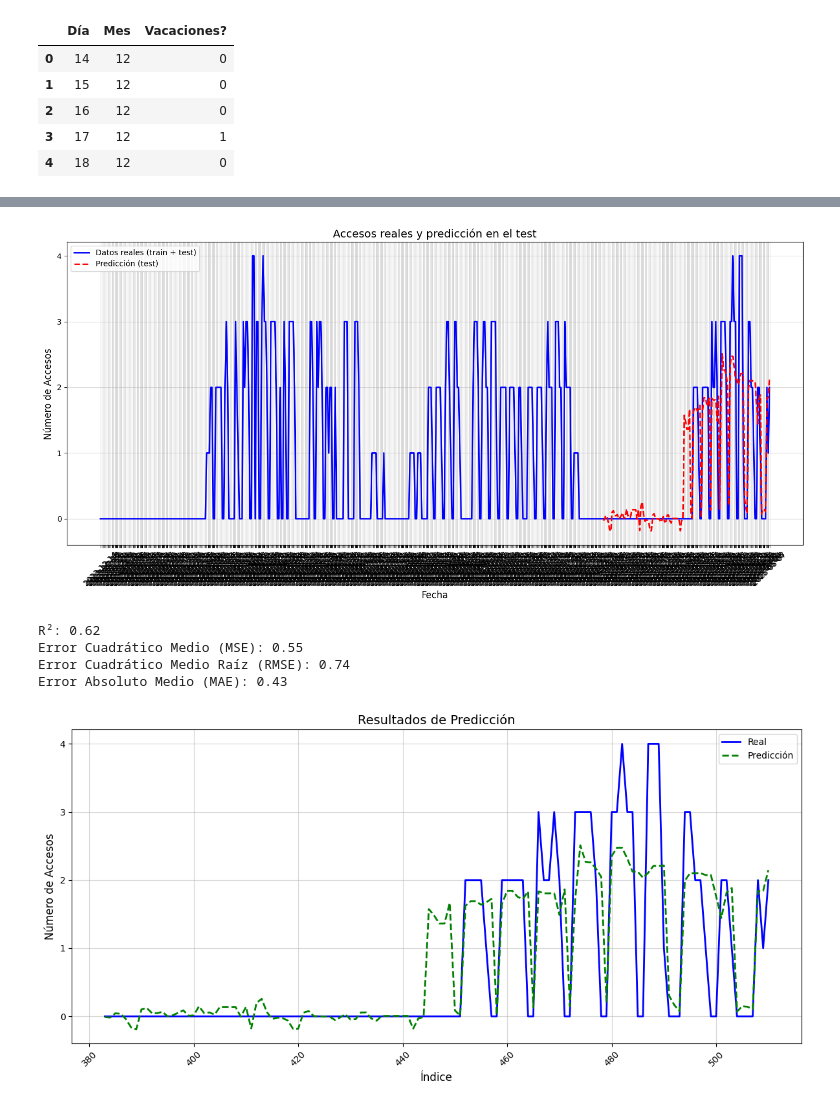
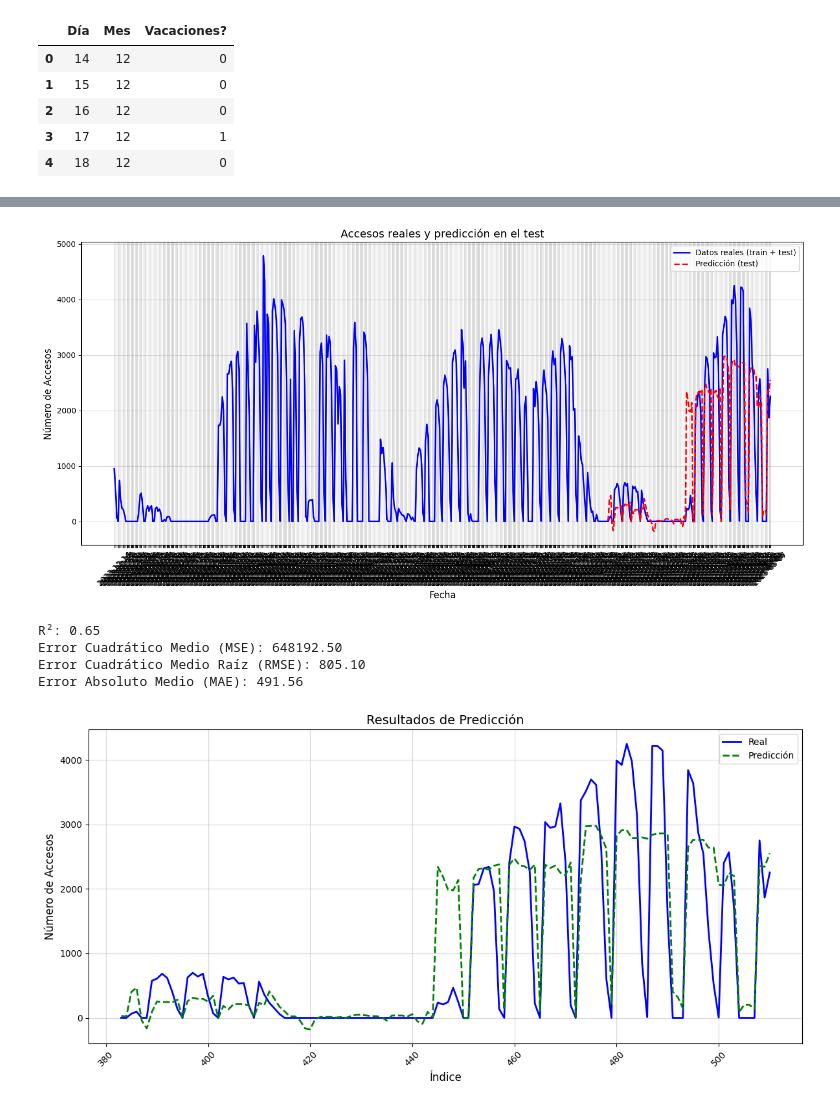
Before and after one commit to TomoCid/Proyecto_Central_ADD, a Jupyter notebook: testPorotos.ipynb, the cells around one changed output, grey strips where cells are left out. Cells and saved outputs as stored; diff of their text form; code cells hidden in the pictures.

```diff
--- a/testPorotos.ipynb
+++ b/testPorotos.ipynb
@@ -64,6 +69,6 @@ df['Access'].hist()
 # %%
-X= df.drop(['Accesos','Fecha', 'Access','Año', 'Semestre'], axis=1)
-Y= df['Access']
+X= df_r.drop(['Accesos','Fecha','Año', 'Semestre'], axis=1)
+Y= df_r['Accesos']
 X.head()
 # scaler = StandardScaler()
 # X = scaler.fit_transform(X)
@@ -79,10 +84,10 @@ X.head()
 # %%
 X_train, X_test, Y_train, Y_test = skt.model_selection.train_test_split(X, Y, test_size=0.25,shuffle=False) #, stratify=Y, random_state=42
 # %%
-def graph1(Y_pred):
+def graph1(Y_pred, df):
     fechas = df['Fecha']
     plt.figure(figsize=(14, 7))
-    plt.plot(fechas, df['Access'], label='Datos reales (train + test)', color='blue', linewidth=2)
+    plt.plot(fechas, df['Accesos'], label='Datos reales (train + test)', color='blue', linewidth=2)
     plt.plot(fechas.loc[X_test.index], Y_pred, label='Predicción (test)', color='red', linestyle='--', linewidth=2)
     plt.title('Accesos reales y predicción en el test', fontsize=14)
     plt.xlabel('Fecha', fontsize=12)
@@ -188,0 +236,8 @@ Error Absoluto Medio (MAE): 0.40
+# %%
+X= df.drop(['Accesos','Fecha','Año', 'Semestre'], axis=1)
+Y= df['Accesos']
+X.head()
+# scaler = StandardScaler()
+# X = scaler.fit_transform(X)
+# pca = PCA(n_components=0.80)
+# X = pca.fit_transform(X)}
@@ -189,3 +251,5 @@ Error Absoluto Medio (MAE): 0.40
+# %%
+X_train, X_test, Y_train, Y_test = skt.model_selection.train_test_split(X, Y, test_size=0.25,shuffle=False) #, stratify=Y, random_state=42
 # %%
 clf = RandomForestRegressor(n_estimators=100, max_depth=5,  max_features='sqrt', min_samples_leaf=2)
 clf.fit(X_train, Y_train)
@@ -207,19 +271,19 @@ Error Absoluto Medio (MAE): 0.50
 # %%
 xgb_model = xgb.XGBRegressor(
     objective='reg:squarederror',
     n_estimators=100,
     learning_rate=0.1,
     max_depth=3,
     random_state=42
 )
 xgb_model.fit(X_train, Y_train)
 Y_pred = xgb_model.predict(X_test)
-graph1(Y_pred)
+graph1(Y_pred, df)
 graph2(Y_pred)
 # %% [output]
-[figure, old version]
+[figure, new version]
-R²: 0.62
-Error Cuadrático Medio (MSE): 0.55
-Error Cuadrático Medio Raíz (RMSE): 0.74
-Error Absoluto Medio (MAE): 0.43
+R²: 0.65
+Error Cuadrático Medio (MSE): 648192.50
+Error Cuadrático Medio Raíz (RMSE): 805.10
+Error Absoluto Medio (MAE): 491.56
-[figure, old version]
+[figure, new version]
```
Also changed, not shown: parts of 11 cells of this notebook.
